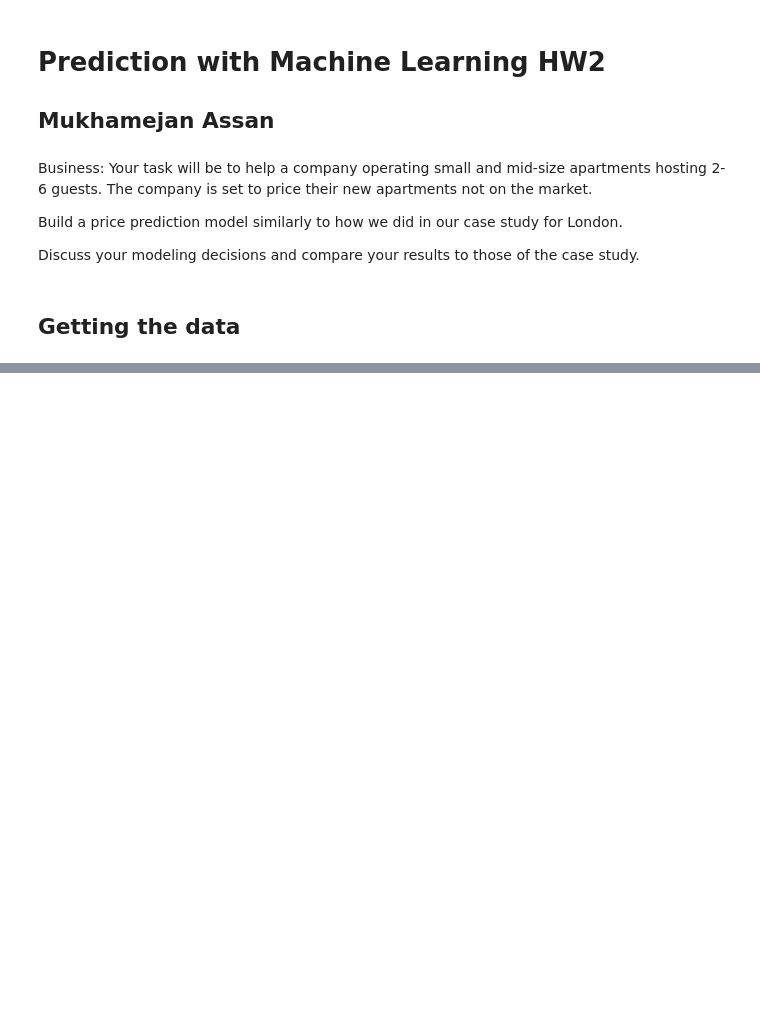
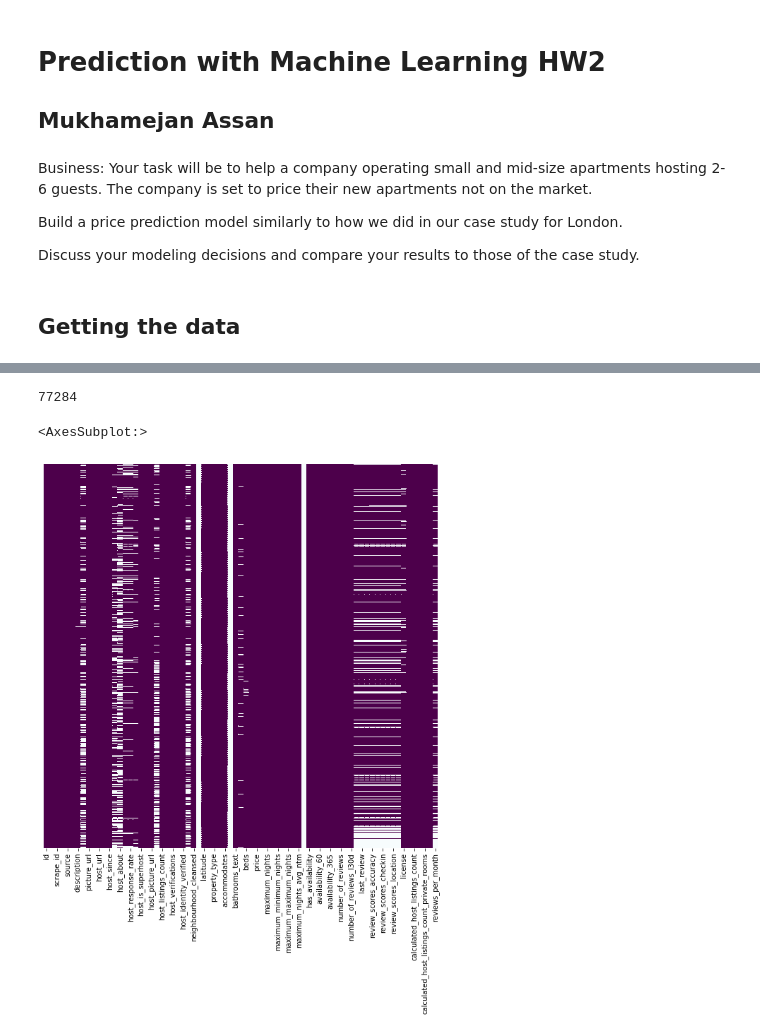
Before and after one commit to malikiscoding/prediction-with-ml, a Jupyter notebook: ps2/ps2.ipynb, the cells around one changed output, grey strips where cells are left out. Drawn from its saved outputs; the diff is of its cells as text; code cells hidden in the pictures; blank space fills up the shorter version.

```diff
--- a/ps2/ps2.ipynb
+++ b/ps2/ps2.ipynb
@@ -22,0 +12,4 @@ pwd
+# %%
+import pandas as pd
+
+df = pd.read_csv('listings.csv')
@@ -22,0 +100,13 @@ pwd
+# %%
+df.isna().sum().sum()
+# a lot of missing values ):
+# %% [output]
+77284
+# %%
+import seaborn as sns
+import matplotlib.pyplot as plt
+fig, ax = plt.subplots(figsize=(10,10))         # Sample figsize in inches
+sns.heatmap(df.isnull(), yticklabels=False, cbar=False, cmap='BuPu_r', ax=ax)
+# %% [output]
+<AxesSubplot:>
+[figure, added]
```
Also changed, not shown: parts of 11 cells of this notebook.
